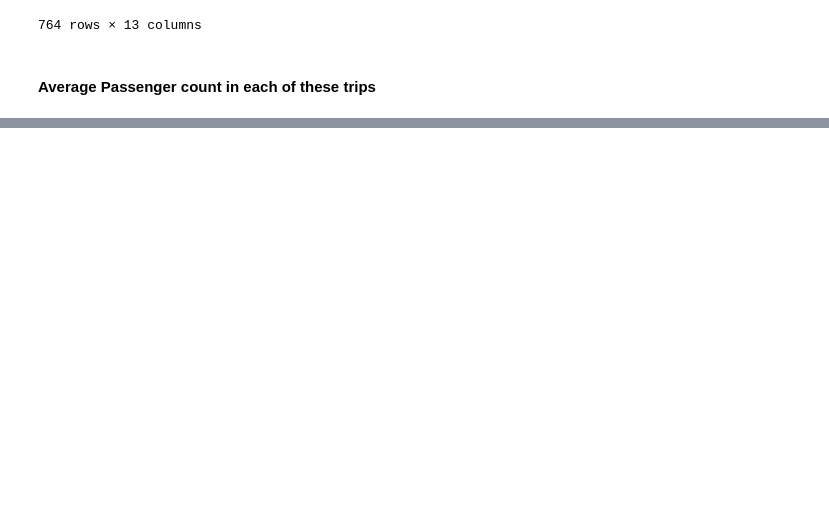
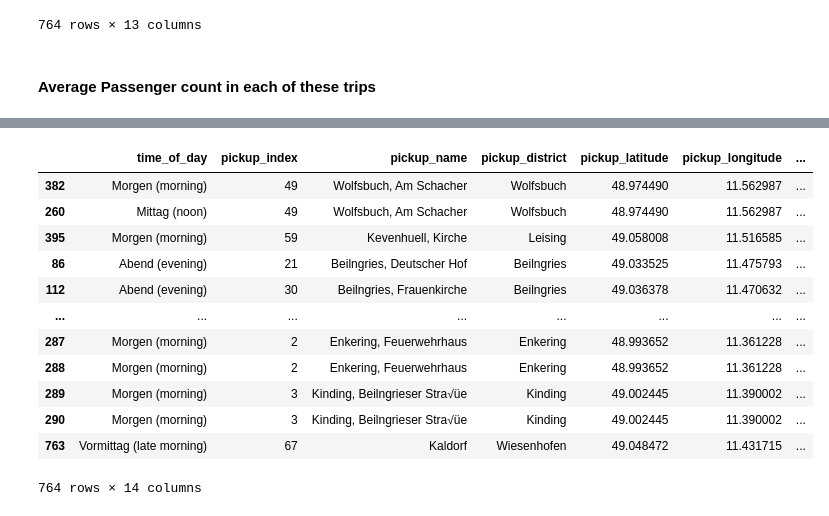
Before and after one commit to nairjayesh/vgi_hackathon_2024, a Jupyter notebook: data.ipynb, the cells around one changed output, grey strips where cells are left out. Saved outputs shown, nothing was run; the diff lists cells and outputs as text; code cells hidden in the pictures; blank space fills up the shorter version.

```diff
--- a/data.ipynb
+++ b/data.ipynb
@@ -197,2 +209,23 @@ average_passenger
 | 763 | Vormittag (late morning) | 67 | Kaldorf | Wiesenhofen | 49.048472 | 11.431715 | ... |
 764 rows × 13 columns
+# %%
+average_revenue = average_passenger_NA.copy()
+
+average_revenue = average_revenue.assign(Average_Revenue=average_revenue['Average_Passenger'] * 2.0) \
+                                                    .sort_values(by='Average_Revenue', ascending=False)
+
+average_revenue
+# %% [output]
+|  | time_of_day | pickup_index | pickup_name | pickup_district | pickup_latitude | pickup_longitude | ... |
+| 382 | Morgen (morning) | 49 | Wolfsbuch, Am Schacher | Wolfsbuch | 48.974490 | 11.562987 | ... |
+| 260 | Mittag (noon) | 49 | Wolfsbuch, Am Schacher | Wolfsbuch | 48.974490 | 11.562987 | ... |
+| 395 | Morgen (morning) | 59 | Kevenhuell, Kirche | Leising | 49.058008 | 11.516585 | ... |
+| 86 | Abend (evening) | 21 | Beilngries, Deutscher Hof | Beilngries | 49.033525 | 11.475793 | ... |
+| 112 | Abend (evening) | 30 | Beilngries, Frauenkirche | Beilngries | 49.036378 | 11.470632 | ... |
+| ... | ... | ... | ... | ... | ... | ... | ... |
+| 287 | Morgen (morning) | 2 | Enkering, Feuerwehrhaus | Enkering | 48.993652 | 11.361228 | ... |
+| 288 | Morgen (morning) | 2 | Enkering, Feuerwehrhaus | Enkering | 48.993652 | 11.361228 | ... |
+| 289 | Morgen (morning) | 3 | Kinding, Beilngrieser Stra√üe | Kinding | 49.002445 | 11.390002 | ... |
+| 290 | Morgen (morning) | 3 | Kinding, Beilngrieser Stra√üe | Kinding | 49.002445 | 11.390002 | ... |
+| 763 | Vormittag (late morning) | 67 | Kaldorf | Wiesenhofen | 49.048472 | 11.431715 | ... |
+764 rows × 14 columns
```
Also changed, not shown: parts of 5 cells of this notebook.
